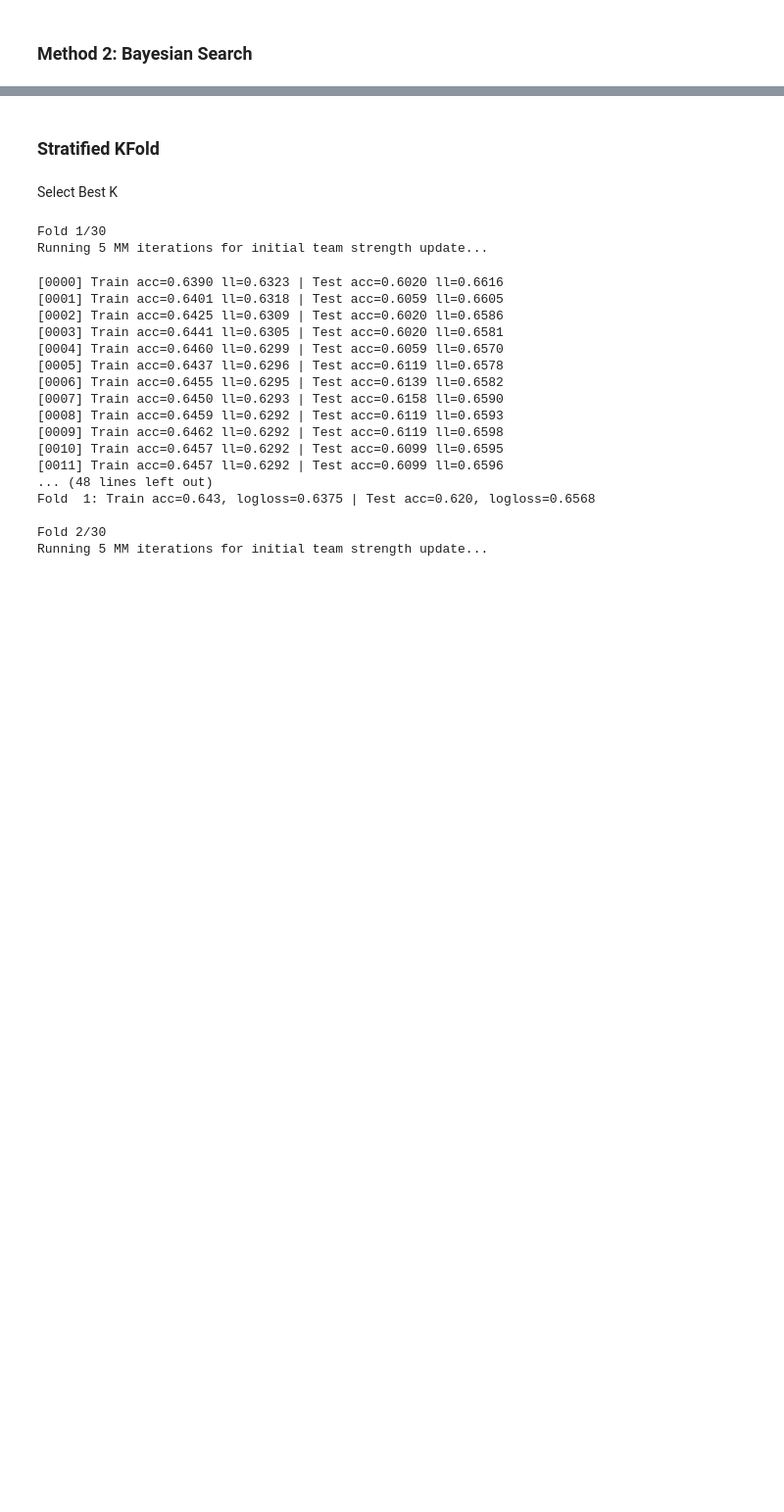
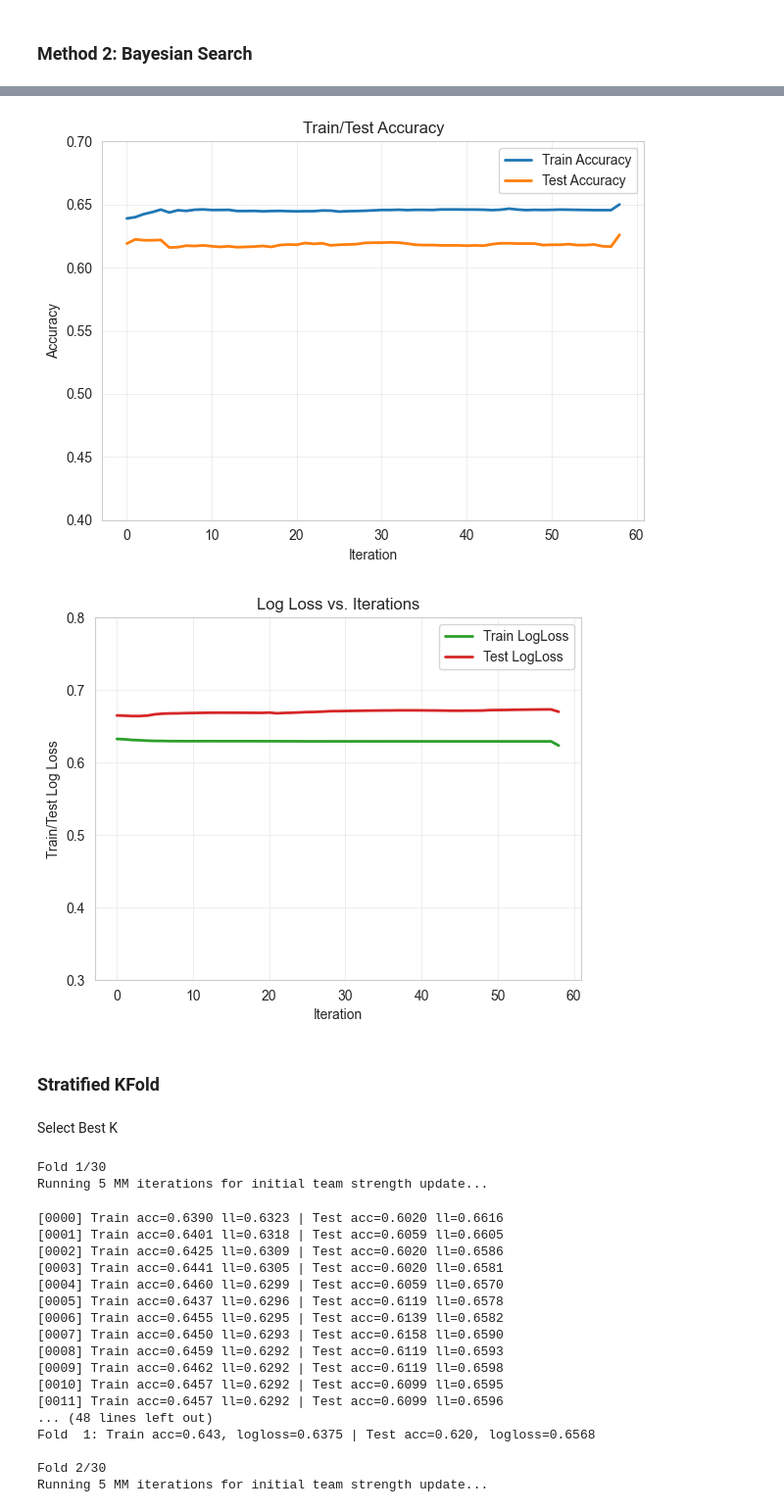
Before and after one commit to ivanho0908/Capstone-Project, a Jupyter notebook: models.ipynb, the cells around one changed output, grey strips where cells are left out. Shown at 98% size. Drawn from its saved outputs; the diff is of its cells as text; code cells hidden in the pictures; blank space fills up the shorter version.

```diff
--- a/models.ipynb
+++ b/models.ipynb
@@ -1257,3 +1306,37 @@ Test Metric -> acc=0.654762 ll=0.681044
+# %%
+# --- Convert to numpy arrays for plotting ---
+hist_baye = result["history"]
+
+# convert arrays safely
+iters     = np.array(hist_baye["iter"], dtype=float)
+train_acc = np.array(hist_baye["train_acc"], dtype=float)
+test_acc  = np.array(hist_baye["test_acc"], dtype=float)
+train_ll  = np.array(hist_baye["train_logloss"], dtype=float)
+test_ll   = np.array(hist_baye["test_logloss"], dtype=float)
+
+# --- 1Train vs Test Accuracy ---
+plt.plot(iters, train_acc, label="Train Accuracy", color="#1f77b4", lw=2)
+plt.plot(iters, test_acc,  label="Test Accuracy",  color="#ff7f0e", lw=2)
+plt.xlabel("Iteration")
+plt.ylabel("Accuracy")
+plt.ylim(0.4, 0.7)
+plt.title("Train/Test Accuracy")
+plt.legend(); plt.grid(alpha=0.3)
+plt.tight_layout()
+plt.show()
+
+# --- Train vs Test Log-Loss ---
+plt.plot(iters, train_ll, label="Train LogLoss", color="#2ca02c", lw=2)
+plt.plot(iters, test_ll,  label="Test LogLoss",  color="#d62728", lw=2)
+ymin = np.nanmin([train_ll.min(), test_ll.min()])
+ymax = np.nanmax([train_ll.max(), test_ll.max()])
+plt.ylim(0.3, 0.8)
+plt.xlabel("Iteration"); plt.ylabel("Train/Test Log Loss")
+plt.title("Log Loss vs. Iterations"); plt.legend(); plt.grid(alpha=0.3)
+plt.show()
+# %% [output]
+[figure, added]
+[figure, added]
 # %% [markdown]
 ### Stratified KFold
 # %% [markdown]
```
Also changed, not shown: parts of 14 cells of this notebook.
